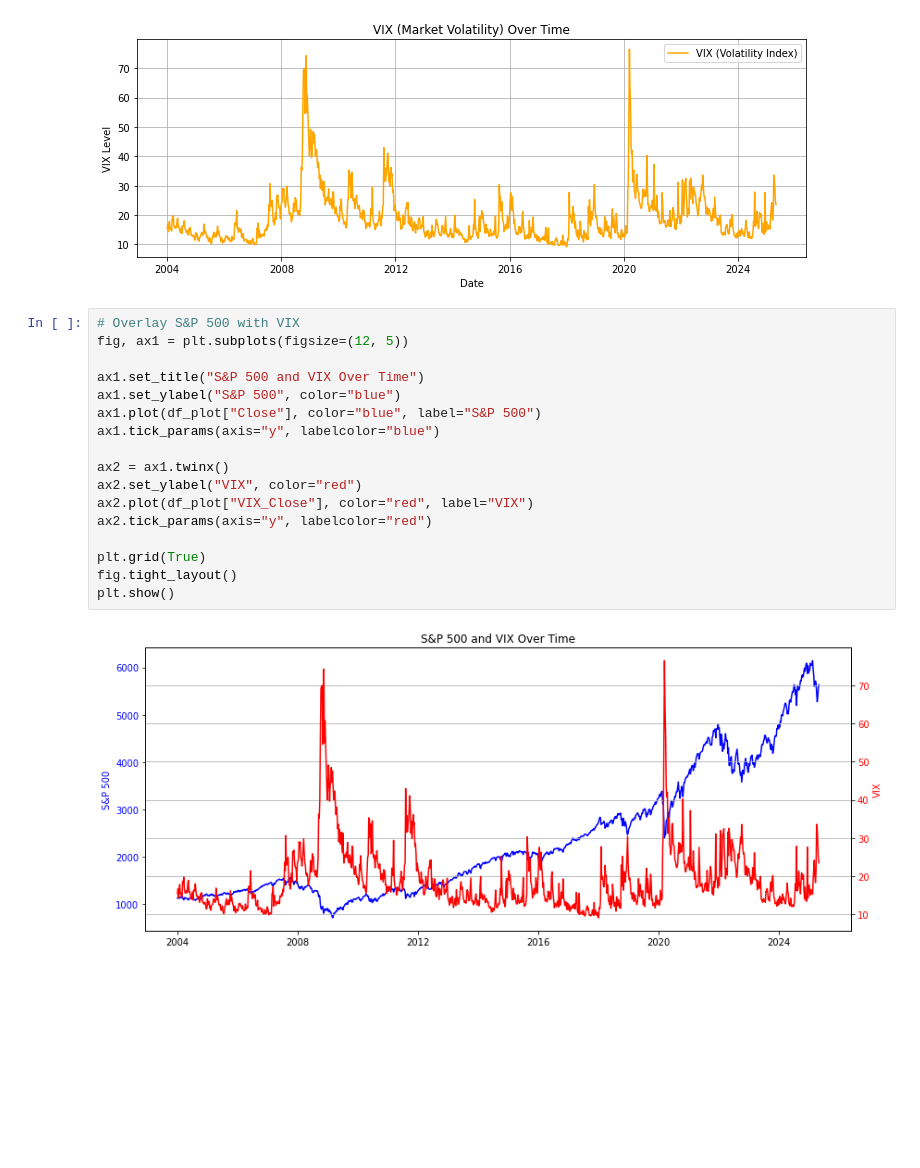
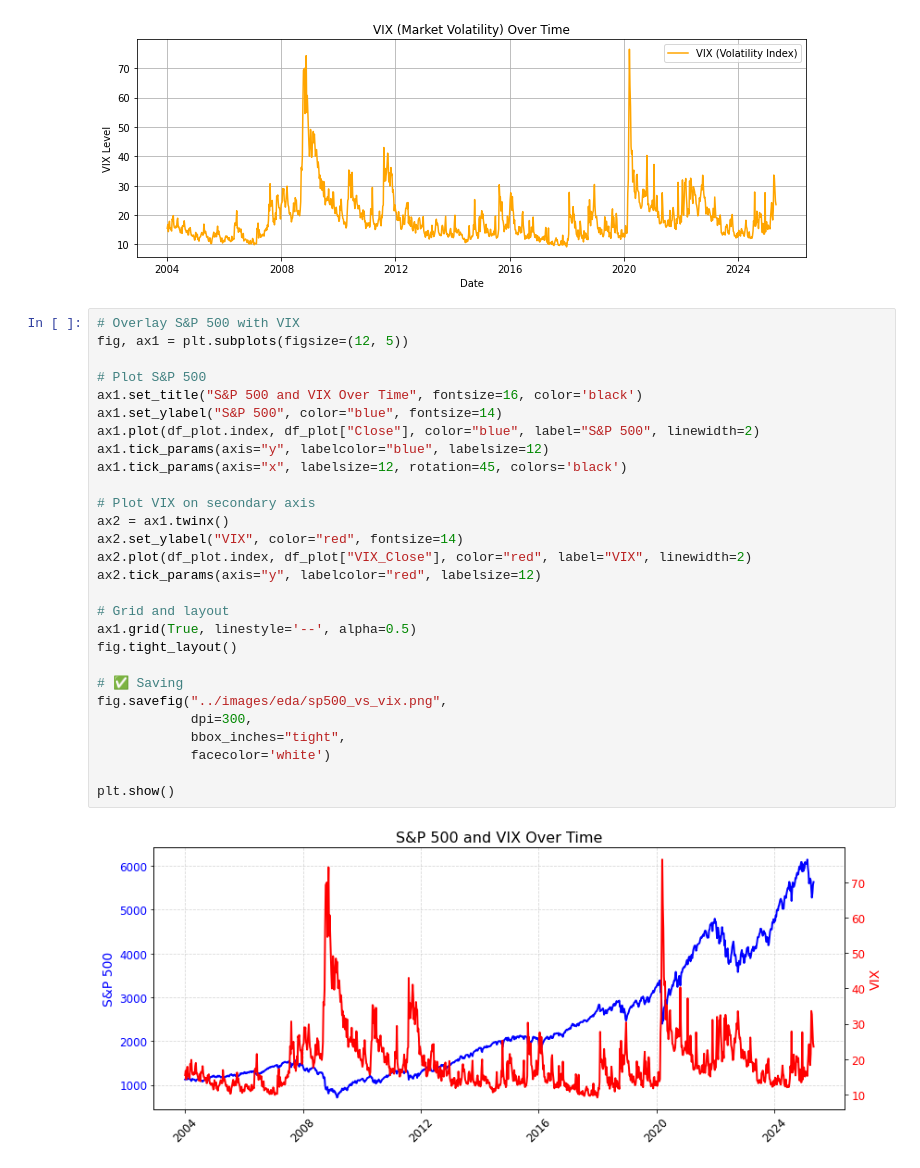
Before and after one commit to ArturMelnyk-analyst/Market-Mood-Forecasting, a Jupyter notebook: notebooks/03_exploratory_analysis.ipynb, the cells around one changed output. Drawn from its saved outputs; the diff is of its cells as text; blank space fills up the shorter version.

```diff
--- a/notebooks/03_exploratory_analysis.ipynb
+++ b/notebooks/03_exploratory_analysis.ipynb
@@ -124,19 +177,30 @@ plt.show()
 # %%
 # Overlay S&P 500 with VIX
 fig, ax1 = plt.subplots(figsize=(12, 5))
 
-ax1.set_title("S&P 500 and VIX Over Time")
-ax1.set_ylabel("S&P 500", color="blue")
-ax1.plot(df_plot["Close"], color="blue", label="S&P 500")
-ax1.tick_params(axis="y", labelcolor="blue")
+# Plot S&P 500
+ax1.set_title("S&P 500 and VIX Over Time", fontsize=16, color='black')
+ax1.set_ylabel("S&P 500", color="blue", fontsize=14)
+ax1.plot(df_plot.index, df_plot["Close"], color="blue", label="S&P 500", linewidth=2)
+ax1.tick_params(axis="y", labelcolor="blue", labelsize=12)
+ax1.tick_params(axis="x", labelsize=12, rotation=45, colors='black')
 
+# Plot VIX on secondary axis
 ax2 = ax1.twinx()
-ax2.set_ylabel("VIX", color="red")
-ax2.plot(df_plot["VIX_Close"], color="red", label="VIX")
-ax2.tick_params(axis="y", labelcolor="red")
+ax2.set_ylabel("VIX", color="red", fontsize=14)
+ax2.plot(df_plot.index, df_plot["VIX_Close"], color="red", label="VIX", linewidth=2)
+ax2.tick_params(axis="y", labelcolor="red", labelsize=12)
 
-plt.grid(True)
+# Grid and layout
+ax1.grid(True, linestyle='--', alpha=0.5)
 fig.tight_layout()
+
+# ✅ Saving
+fig.savefig("../images/eda/sp500_vs_vix.png",
+            dpi=300,
+            bbox_inches="tight",
+            facecolor='white')
+
 plt.show()
 # %% [output]
-[figure, old version]
+[figure, new version]
```
Also changed, not shown: parts of 3 cells of this notebook, 18 other files.
